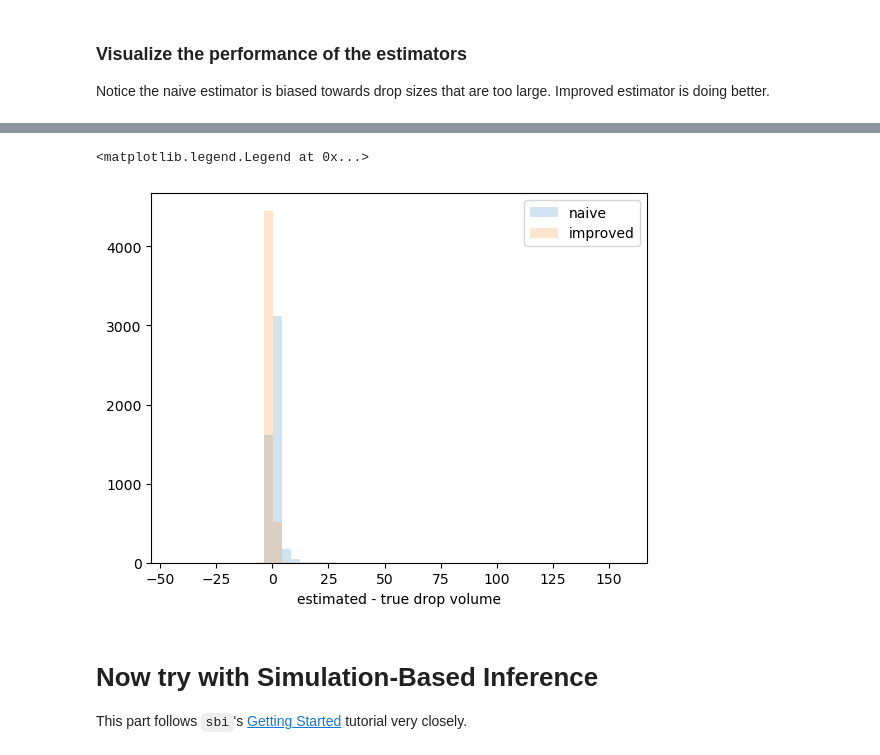
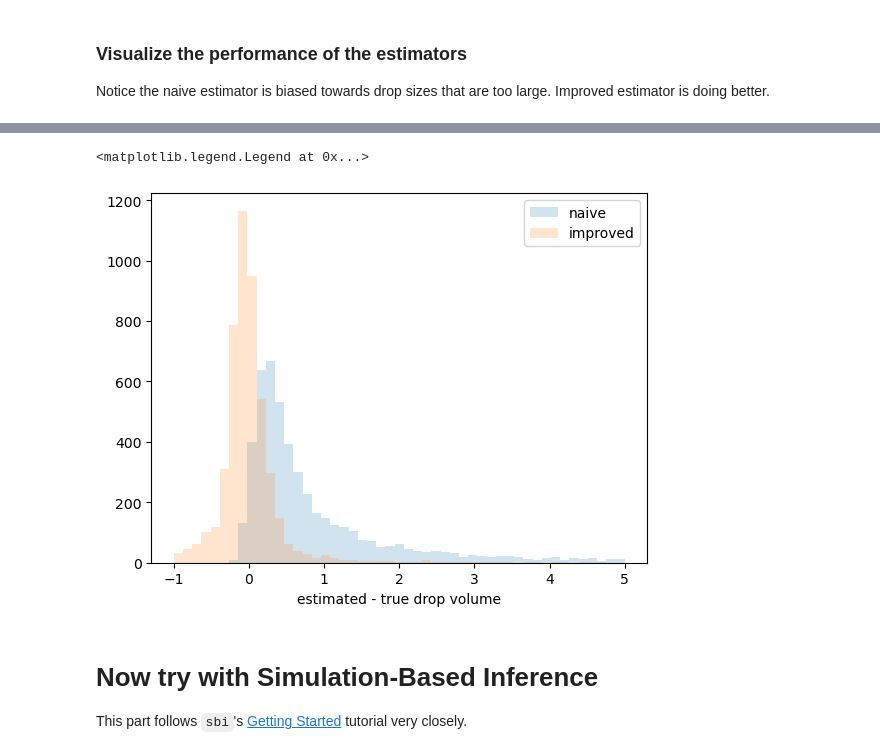
Before and after one commit to matthewfeickert/sbi-tutorial, a Jupyter notebook: raindrop_simulator.ipynb, the cells around one changed output, grey strips where cells are left out. Drawn from its saved outputs; the diff is of its cells as text; code cells hidden in the pictures.

```diff
--- a/raindrop_simulator.ipynb
+++ b/raindrop_simulator.ipynb
@@ -207,12 +208,13 @@ plt.legend()
 # %%
 # look at residuals
-counts, bins, _ = plt.hist(naive_estimates-v_drop_samples, bins=50, alpha=.2, label='naive')
+bins = np.linspace(-1.,5.,50)
+counts, bins, _ = plt.hist(naive_estimates-v_drop_samples, bins=bins, alpha=.2, label='naive')
 counts, bins, _ = plt.hist(improved_estimates-v_drop_samples, bins=bins, alpha=.2, label='improved')
 plt.xlabel('estimated - true drop volume')
 plt.legend()
 # %% [output]
 <matplotlib.legend.Legend at 0x...>
-[figure, old version]
+[figure, new version]
 # %% [markdown]
 # Now try with Simulation-Based Inference
 
```
Also changed, not shown: parts of 10 cells of this notebook, 2 other files.
